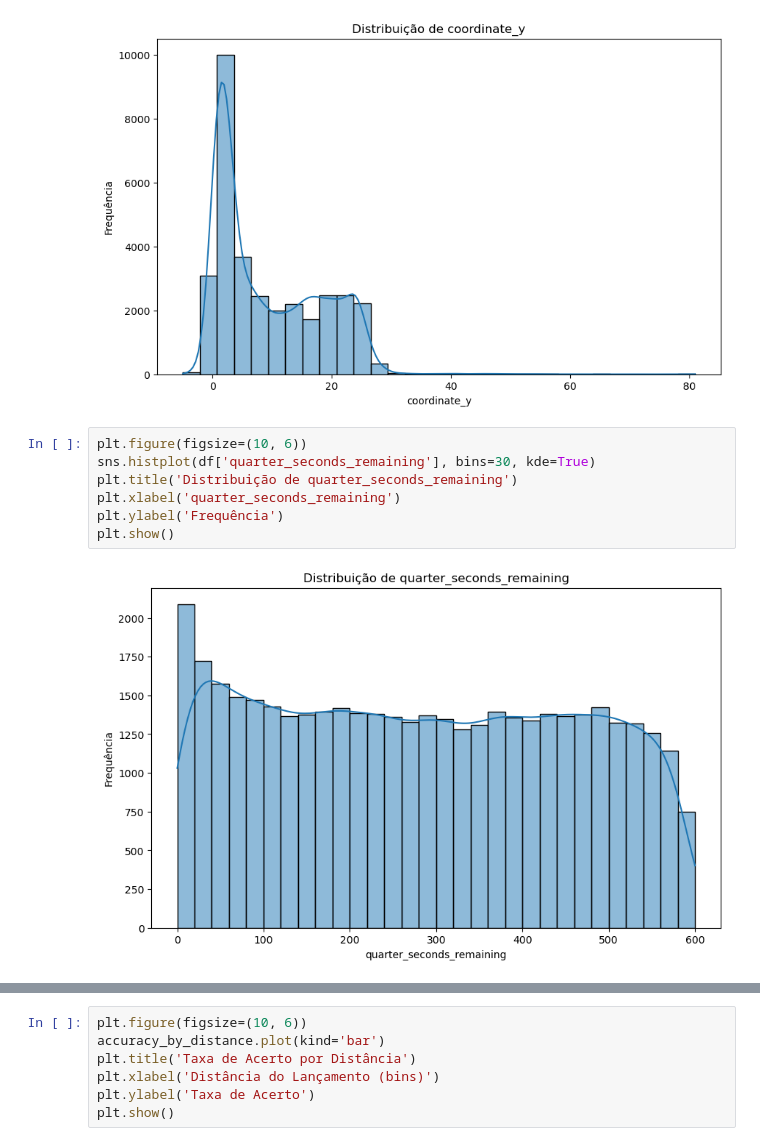
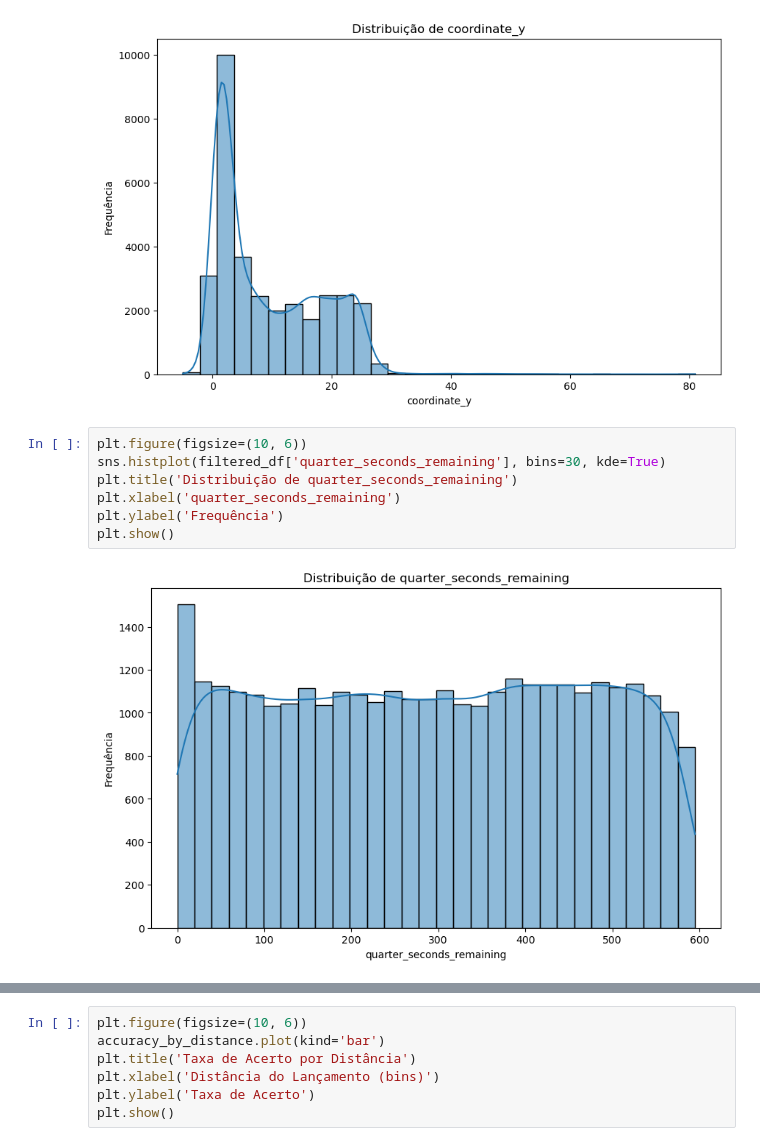
Before and after one commit to goncalobcosta/TAAC_proj2, a Jupyter notebook: test.ipynb, the cells around one changed output, grey strips where cells are left out. Drawn from its saved outputs; the diff is of its cells as text.

```diff
--- a/test.ipynb
+++ b/test.ipynb
@@ -191,11 +193,11 @@ plt.show()
 [figure]
 # %%
 plt.figure(figsize=(10, 6))
-sns.histplot(df['quarter_seconds_remaining'], bins=30, kde=True)
+sns.histplot(filtered_df['quarter_seconds_remaining'], bins=30, kde=True)
 plt.title('Distribuição de quarter_seconds_remaining')
 plt.xlabel('quarter_seconds_remaining')
 plt.ylabel('Frequência')
 plt.show()
 # %% [output]
-[figure, old version]
+[figure, new version]
 # %%
```
Also changed, not shown: parts of 15 cells of this notebook, 1 other file.
